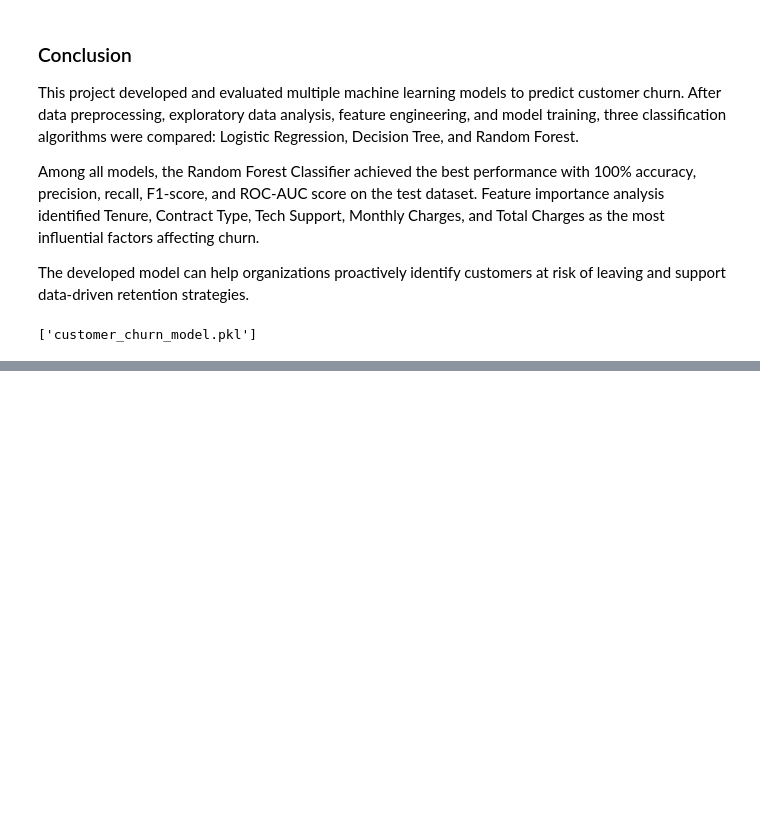
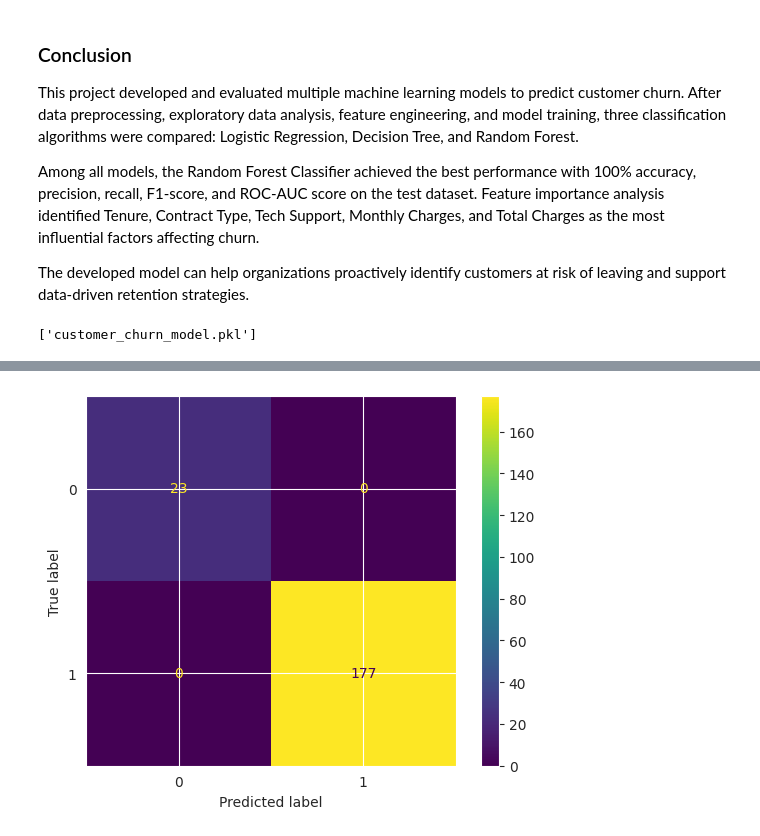
Before and after one commit to Rishita3110/Customer-Churn-Prediction, a Jupyter notebook: customer-churn-prediction.ipynb, the cells around one changed output, grey strips where cells are left out. Cells and saved outputs as stored; diff of their text form; code cells hidden in the pictures; blank space fills up the shorter version.

```diff
--- a/customer-churn-prediction.ipynb
+++ b/customer-churn-prediction.ipynb
@@ -842,0 +882,16 @@ os.listdir()
+# %%
+from sklearn.metrics import ConfusionMatrixDisplay
+
+ConfusionMatrixDisplay.from_estimator(
+    rf,
+    X_test,
+    y_test
+)
+
+plt.savefig("confusion_matrix.png",
+            dpi=300,
+            bbox_inches="tight")
+
+plt.show()
+# %% [output]
+[figure, added]
```
Also changed, not shown: parts of 7 cells of this notebook.
